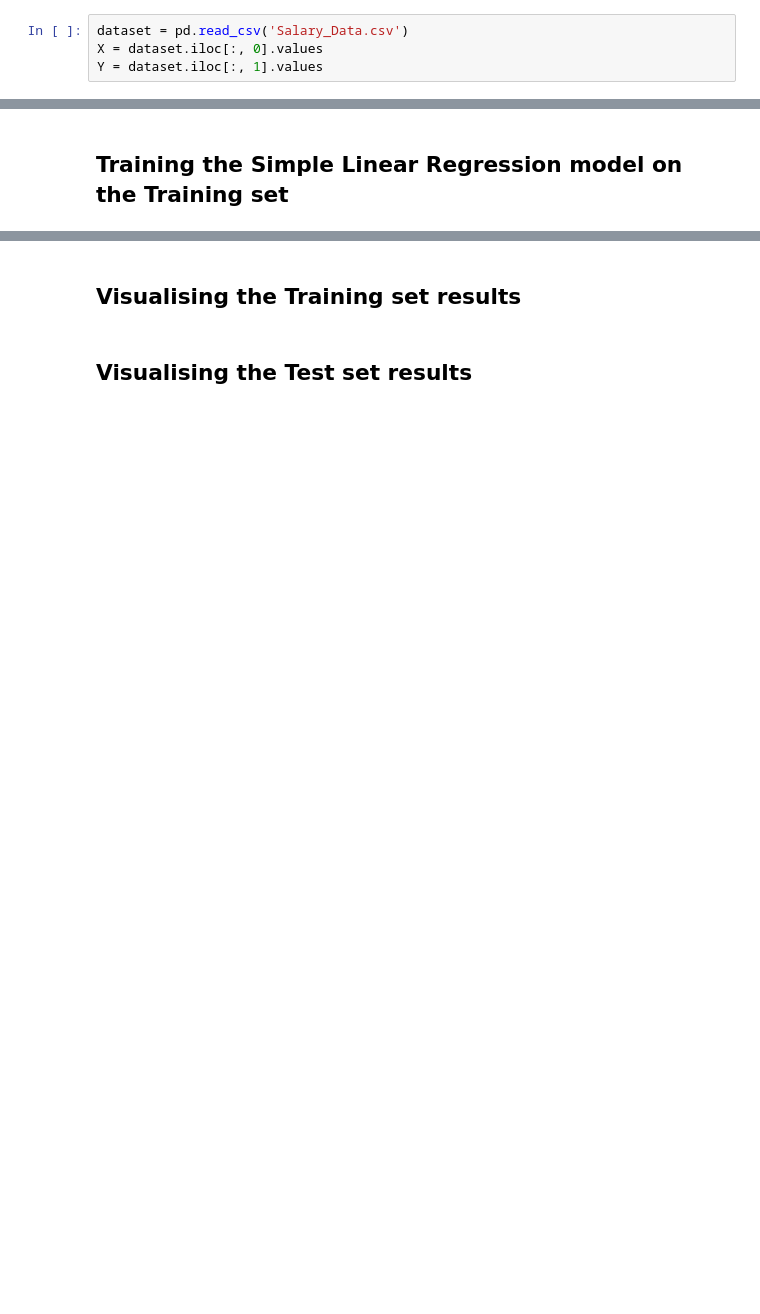
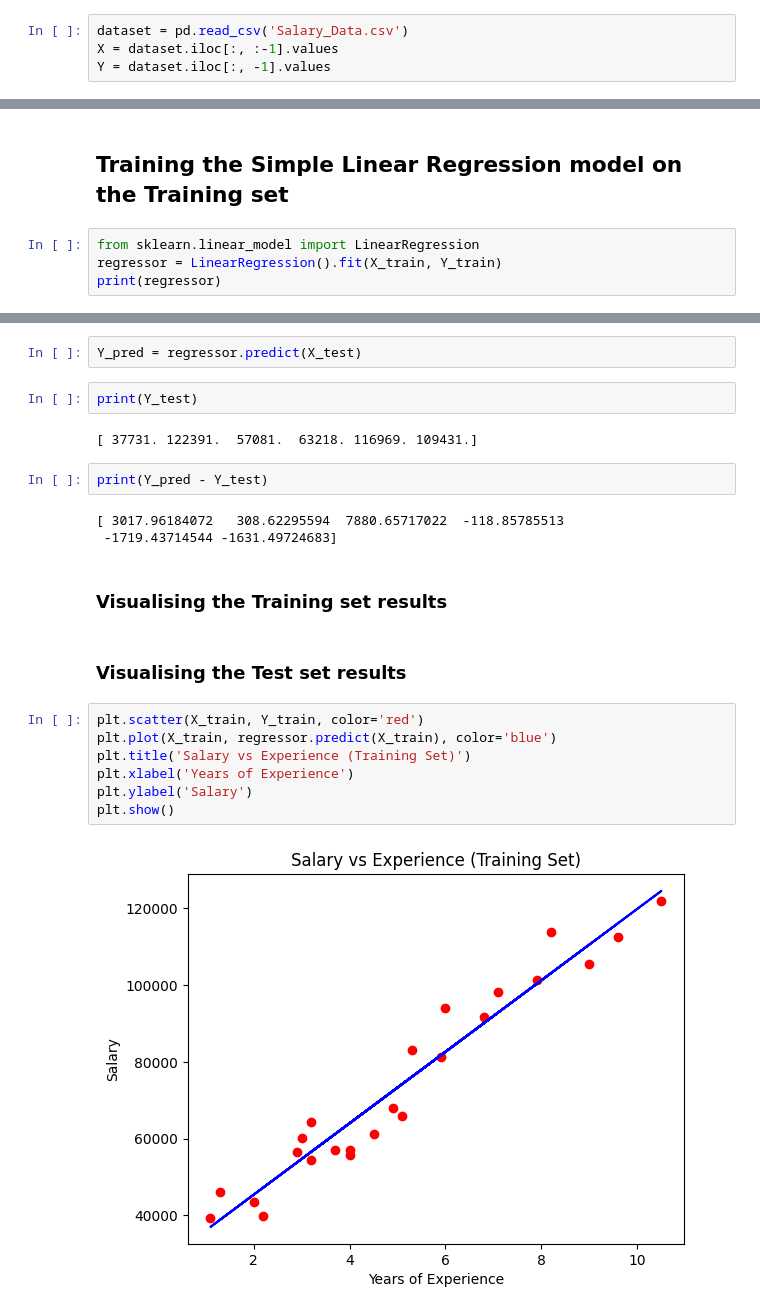
Before and after one commit to JesusjrGalvez/Machine_Learning_A-Z, a Jupyter notebook: Part 2 - Regression/Section 4 - Simple Linear Regression/Python/JG_simple_linear_regression.ipynb, the cells around one changed output, grey strips where cells are left out. Saved outputs shown, nothing was run; the diff lists cells and outputs as text; blank space fills up the shorter version.

```diff
--- a/Part 2 - Regression/Section 4 - Simple Linear Regression/Python/JG_simple_linear_regression.ipynb
+++ b/Part 2 - Regression/Section 4 - Simple Linear Regression/Python/JG_simple_linear_regression.ipynb
@@ -11,6 +33,6 @@ import matplotlib.pyplot as plt
 # %%
 dataset = pd.read_csv('Salary_Data.csv')
-X = dataset.iloc[:, 0].values
-Y = dataset.iloc[:, 1].values
+X = dataset.iloc[:, :-1].values
+Y = dataset.iloc[:, -1].values
 # %%
 print(X)
@@ -52,2 +111,6 @@ print(Y_test)
 # %% [markdown]
 ## Training the Simple Linear Regression model on the Training set
+# %%
+from sklearn.linear_model import LinearRegression
+regressor = LinearRegression().fit(X_train, Y_train)
+print(regressor)
@@ -56,4 +129,24 @@ print(Y_test)
+# %%
+Y_pred = regressor.predict(X_test)
+# %%
+print(Y_test)
+# %% [output]
+[ 37731. 122391.  57081.  63218. 116969. 109431.]
+# %%
+print(Y_pred - Y_test)
+# %% [output]
+[ 3017.96184072   308.62295594  7880.65717022  -118.85785513
+ -1719.43714544 -1631.49724683]
 # %% [markdown]
-## Visualising the Training set results
+### Visualising the Training set results
 # %% [markdown]
-## Visualising the Test set results
+### Visualising the Test set results
+# %%
+plt.scatter(X_train, Y_train, color='red')
+plt.plot(X_train, regressor.predict(X_train), color='blue')
+plt.title('Salary vs Experience (Training Set)')
+plt.xlabel('Years of Experience')
+plt.ylabel('Salary')
+plt.show()
+# %% [output]
+[figure, added]
```
Also changed, not shown: parts of 23 cells of this notebook.
